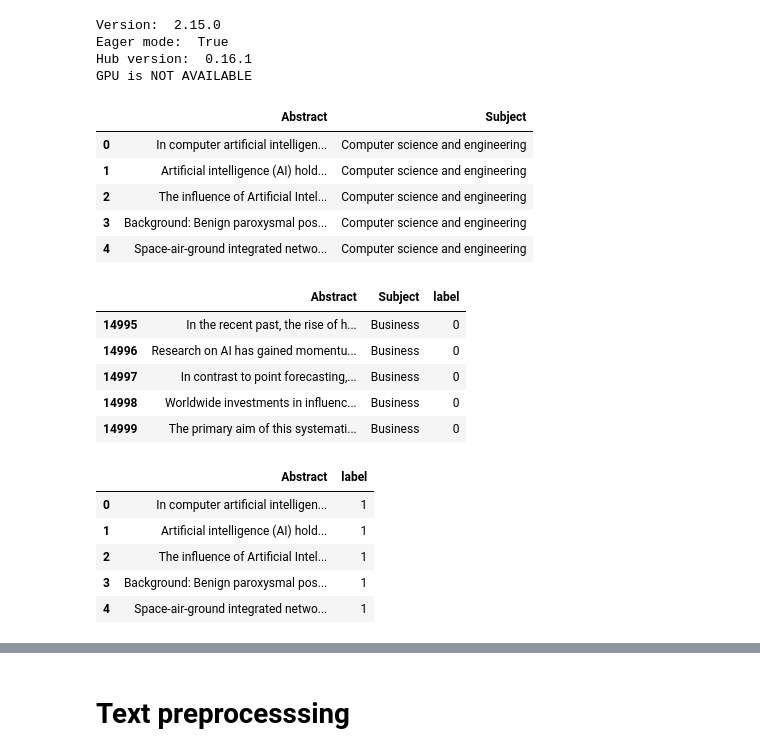
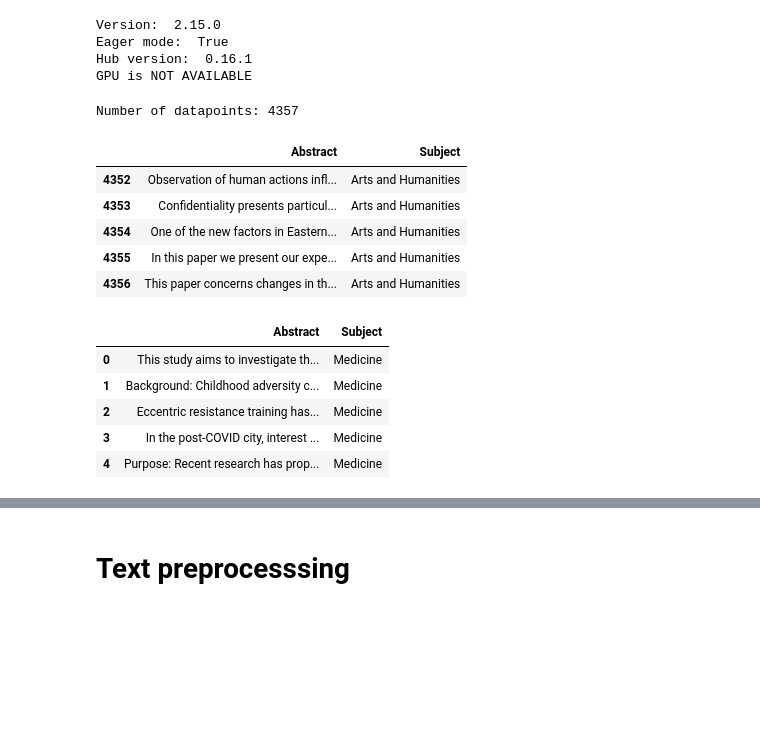
Before and after one commit to Fatai-soliu/Text-Classification, a Jupyter notebook: Soliu_Fatai_Text_Classification.ipynb, the cells around one changed output, grey strips where cells are left out. Saved outputs shown, nothing was run; the diff lists cells and outputs as text; code cells hidden in the pictures; blank space fills up the shorter version.

```diff
--- a/Soliu_Fatai_Text_Classification.ipynb
+++ b/Soliu_Fatai_Text_Classification.ipynb
@@ -23,56 +43,53 @@ GPU is NOT AVAILABLE
 url = 'https://github.com/Fatai-soliu/Text-Classification/raw/master/Scopusdataset.xlsx'
 
 papers = pd.read_excel(url, engine='openpyxl')
-# %%
-# View first 5 rows of data
-
-papers.head()
-# %% [output]
-|  | Abstract | Subject |
-| 0 | In computer artificial intelligen... | Computer science and engineering |
-| 1 | Artificial intelligence (AI) hold... | Computer science and engineering |
-| 2 | The influence of Artificial Intel... | Computer science and engineering |
-| 3 | Background: Benign paroxysmal pos... | Computer science and engineering |
-| 4 | Space-air-ground integrated netwo... | Computer science and engineering |
+# %%
+# Get datapoints in the dataset
+
+datapoints = len(papers)
+
+print('Number of datapoints:', datapoints)
+# %% [output]
+Number of datapoints: 4357
 # %%
 #Assign Label
 
-def assign_label(subject):
-    if subject == "Business":
-        return 0
-    elif subject == "Computer science and engineering":
-        return 1
-    elif subject == "Mathematics":
-        return 2
-    else:
-        return None  # Handle other cases if needed
+#def assign_label(subject):
+   # if subject == "Business":
+       # return 0
+  #  elif subject == "Computer science and engineering":
+       # return 1
+   # elif subject == "Mathematics":
+   #     return 2
+  #  else:
+      #  return None  # Handle other cases if needed
 
 # Apply the function to your DataFrame
-papers["label"] = papers["Subject"].apply(assign_label)
+#papers["label"] = papers["Subject"].apply(assign_label)
 
 
 papers.tail()
 # %% [output]
-|  | Abstract | Subject | label |
-| 14995 | In the recent past, the rise of h... | Business | 0 |
-| 14996 | Research on AI has gained momentu... | Business | 0 |
-| 14997 | In contrast to point forecasting,... | Business | 0 |
-| 14998 | Worldwide investments in influenc... | Business | 0 |
-| 14999 | The primary aim of this systemati... | Business | 0 |
+|  | Abstract | Subject |
+| 4352 | Observation of human actions infl... | Arts and Humanities |
+| 4353 | Confidentiality presents particul... | Arts and Humanities |
+| 4354 | One of the new factors in Eastern... | Arts and Humanities |
+| 4355 | In this paper we present our expe... | Arts and Humanities |
+| 4356 | This paper concerns changes in th... | Arts and Humanities |
 # %%
 # Drop Subject column
 
-papers = papers.drop(columns=['Subject'], axis=1)
+#papers = papers.drop(columns=['Subject'], axis=1)
 
 #print out the first five rows of papers
 papers.head()
 # %% [output]
-|  | Abstract | label |
-| 0 | In computer artificial intelligen... | 1 |
-| 1 | Artificial intelligence (AI) hold... | 1 |
-| 2 | The influence of Artificial Intel... | 1 |
-| 3 | Background: Benign paroxysmal pos... | 1 |
-| 4 | Space-air-ground integrated netwo... | 1 |
+|  | Abstract | Subject |
+| 0 | This study aims to investigate th... | Medicine |
+| 1 | Background: Childhood adversity c... | Medicine |
+| 2 | Eccentric resistance training has... | Medicine |
+| 3 | In the post-COVID city, interest ... | Medicine |
+| 4 | Purpose: Recent research has prop... | Medicine |
 # %%
 # Check if there is any missing data
 
```
Also changed, not shown: parts of 74 cells of this notebook.
